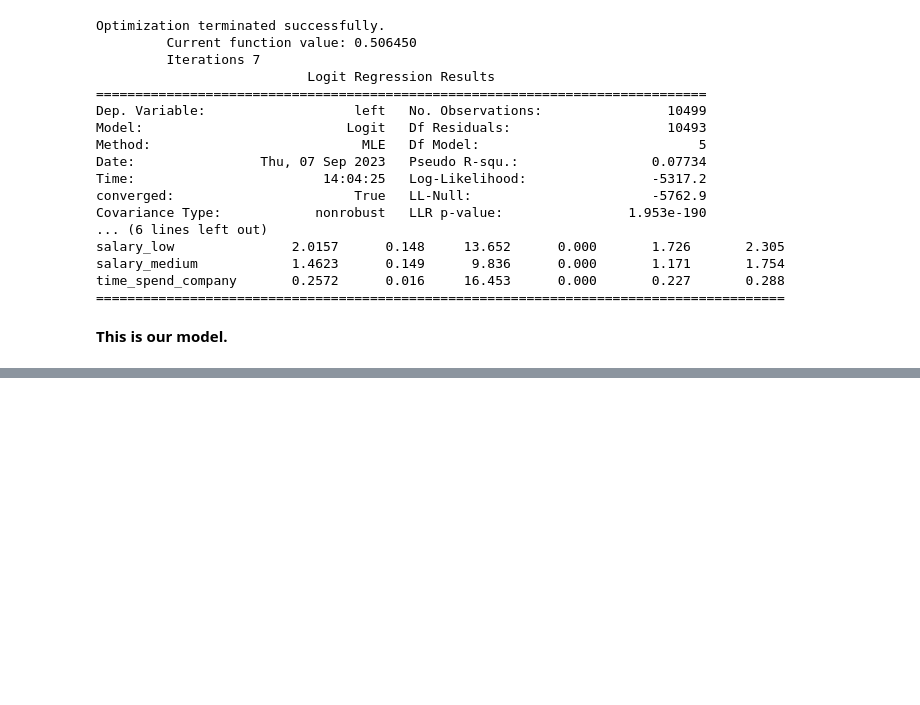
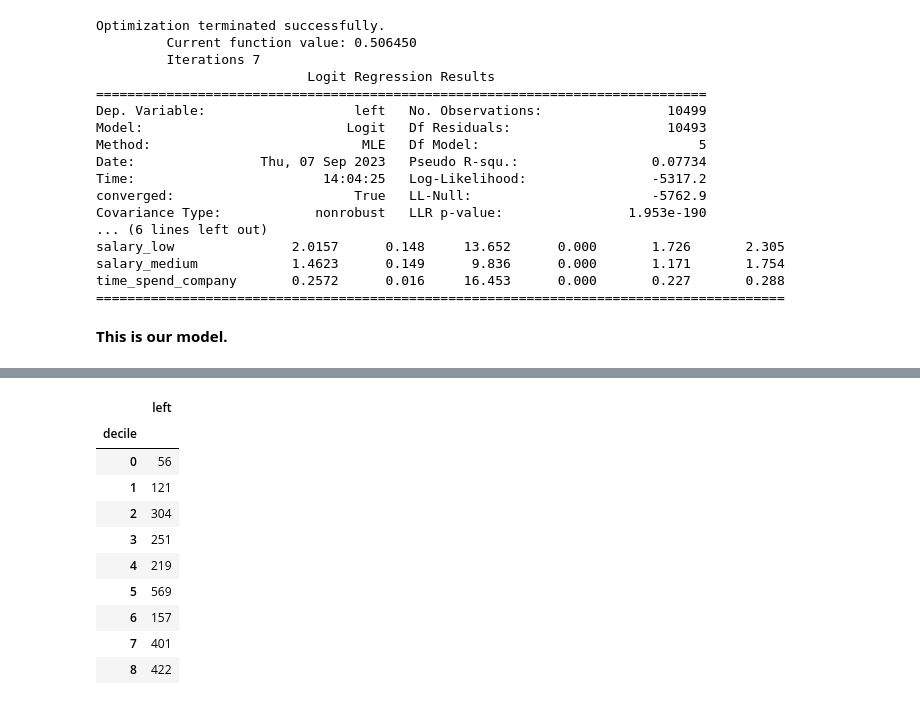
Before and after one commit to sakshisv/HR_Analytics_LogisticRegression, a Jupyter notebook: HR_Analytics_LogR.ipynb, the cells around one changed output, grey strips where cells are left out. Drawn from its saved outputs; the diff is of its cells as text; code cells hidden in the pictures; blank space fills up the shorter version.

```diff
--- a/HR_Analytics_LogR.ipynb
+++ b/HR_Analytics_LogR.ipynb
@@ -694,0 +717,5 @@ time_spend_company       0.2572      0.016     16.453      0.000       0.227
+# %%
+# calculating the probabilities for train & test data,
+
+train['prob'] = model_final.predict(train)
+test['prob'] = model_final.predict(test)
@@ -694,0 +793,16 @@ time_spend_company       0.2572      0.016     16.453      0.000       0.227
+# %%
+# Calculating the no. of actual 1’s in each decile:
+
+train[['decile', 'left']].groupby('decile').agg(sum)
+# %% [output]
+|  | left |
+| decile |  |
+| 0 | 56 |
+| 1 | 121 |
+| 2 | 304 |
+| 3 | 251 |
+| 4 | 219 |
+| 5 | 569 |
+| 6 | 157 |
+| 7 | 401 |
+| 8 | 422 |
```
Also changed, not shown: parts of 17 cells of this notebook.
